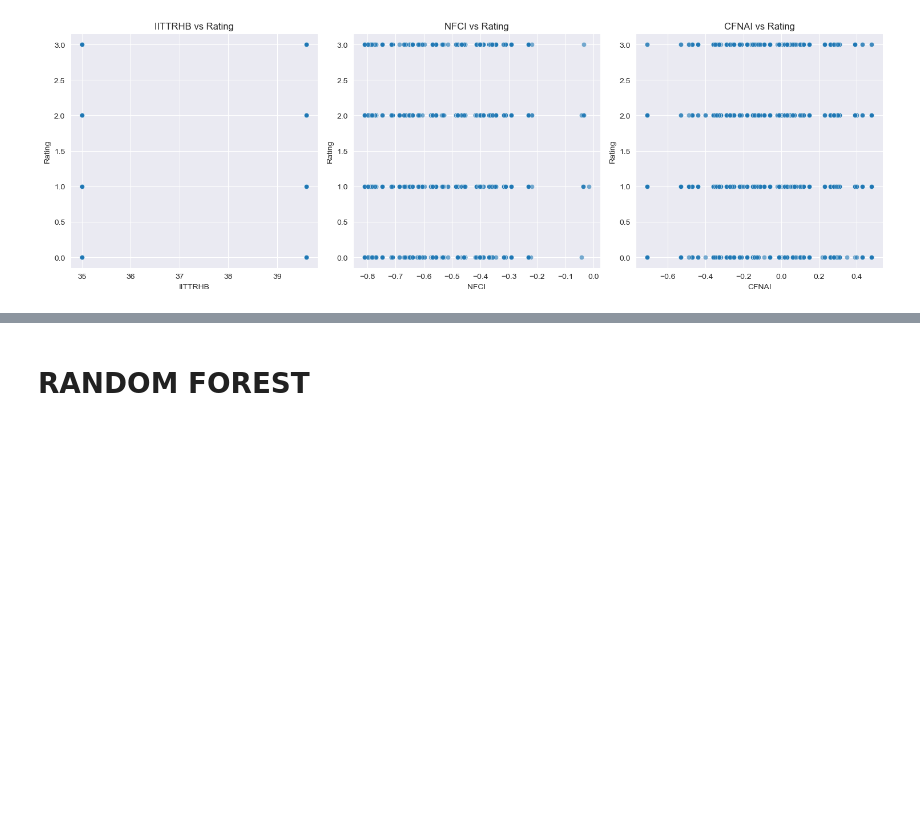
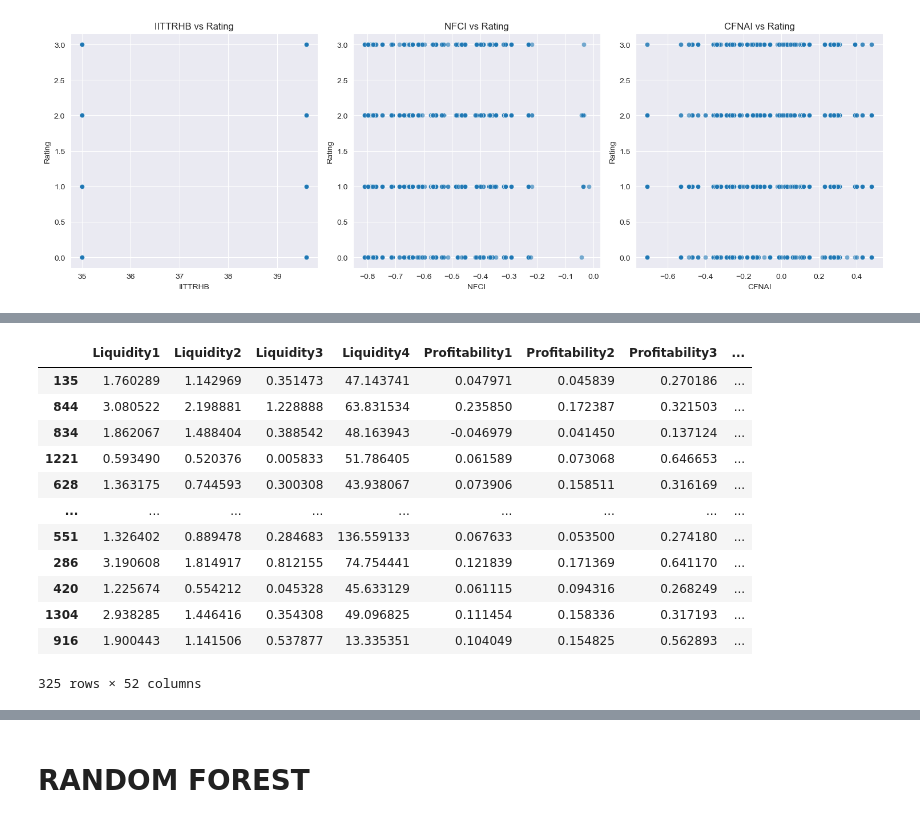
Before and after one commit to akrokosz/gs_quatns, a Jupyter notebook: data_processing.ipynb, the cells around one changed output, grey strips where cells are left out. Cells and saved outputs as stored; diff of their text form; code cells hidden in the pictures; blank space fills up the shorter version.

```diff
--- a/data_processing.ipynb
+++ b/data_processing.ipynb
@@ -85,0 +102,16 @@ X_train, X_val, y_train, y_val = train_test_split(X, y, test_size=0.2, random_st
+# %%
+X_val
+# %% [output]
+|  | Liquidity1 | Liquidity2 | Liquidity3 | Liquidity4 | Profitability1 | Profitability2 | Profitability3 | ... |
+| 135 | 1.760289 | 1.142969 | 0.351473 | 47.143741 | 0.047971 | 0.045839 | 0.270186 | ... |
+| 844 | 3.080522 | 2.198881 | 1.228888 | 63.831534 | 0.235850 | 0.172387 | 0.321503 | ... |
+| 834 | 1.862067 | 1.488404 | 0.388542 | 48.163943 | -0.046979 | 0.041450 | 0.137124 | ... |
+| 1221 | 0.593490 | 0.520376 | 0.005833 | 51.786405 | 0.061589 | 0.073068 | 0.646653 | ... |
+| 628 | 1.363175 | 0.744593 | 0.300308 | 43.938067 | 0.073906 | 0.158511 | 0.316169 | ... |
+| ... | ... | ... | ... | ... | ... | ... | ... | ... |
+| 551 | 1.326402 | 0.889478 | 0.284683 | 136.559133 | 0.067633 | 0.053500 | 0.274180 | ... |
+| 286 | 3.190608 | 1.814917 | 0.812155 | 74.754441 | 0.121839 | 0.171369 | 0.641170 | ... |
+| 420 | 1.225674 | 0.554212 | 0.045328 | 45.633129 | 0.061115 | 0.094316 | 0.268249 | ... |
+| 1304 | 2.938285 | 1.446416 | 0.354308 | 49.096825 | 0.111454 | 0.158336 | 0.317193 | ... |
+| 916 | 1.900443 | 1.141506 | 0.537877 | 13.335351 | 0.104049 | 0.154825 | 0.562893 | ... |
+325 rows × 52 columns
```
Also changed, not shown: parts of 21 cells of this notebook, 3 other files.
